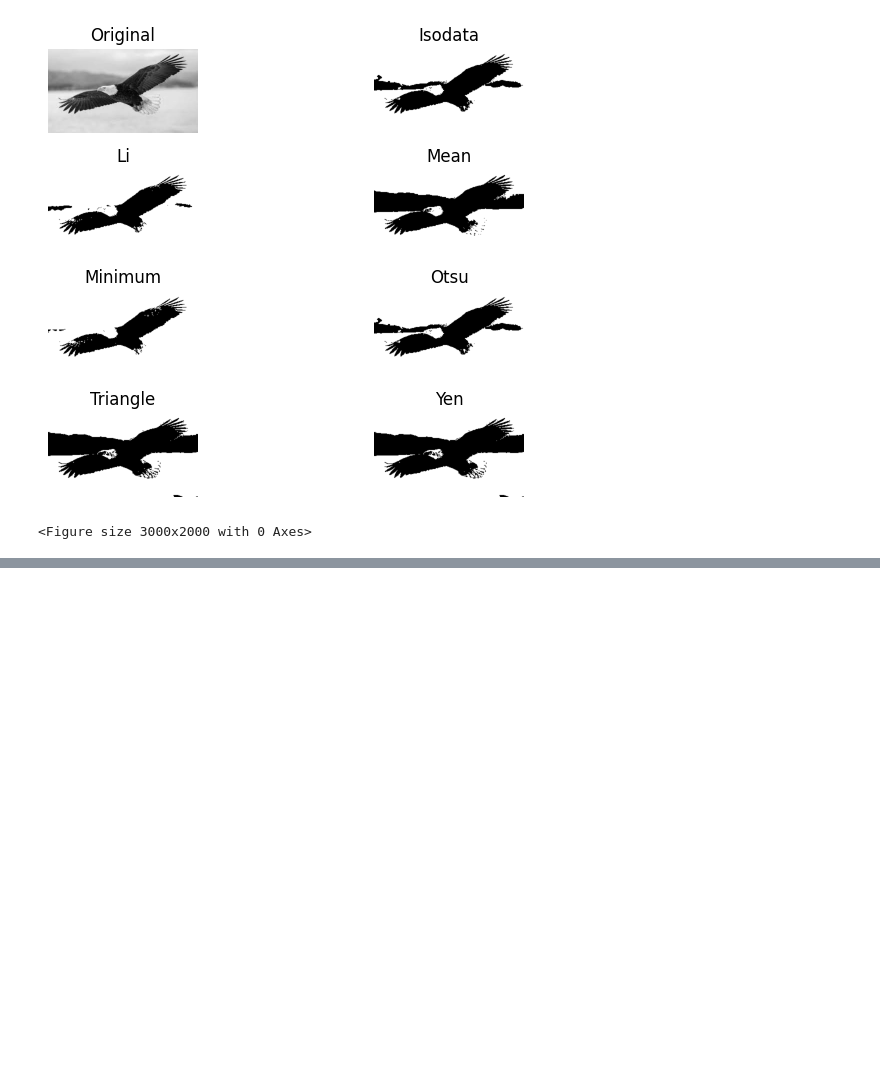
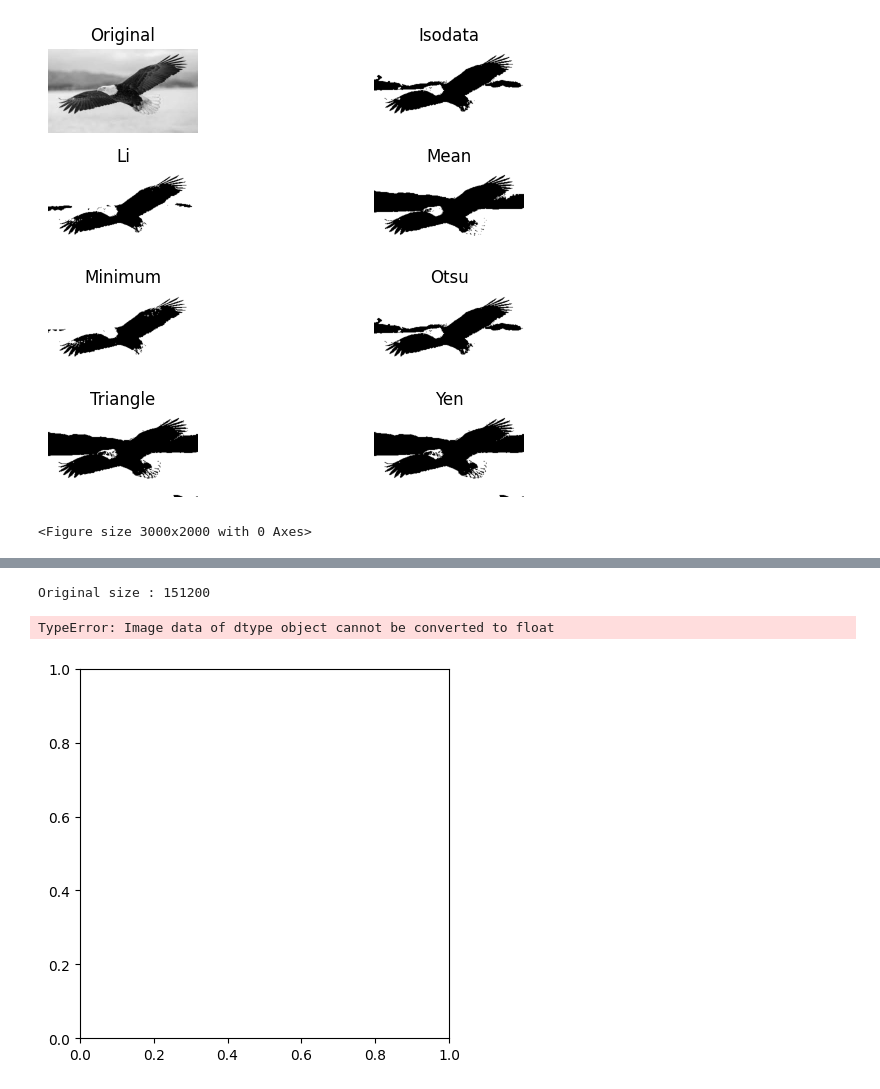
Before and after one commit to RiccardoDAndrea/Training, a Jupyter notebook: training.ipynb, the cells around one changed output, grey strips where cells are left out. Cells and saved outputs as stored; diff of their text form; code cells hidden in the pictures; blank space fills up the shorter version.

```diff
--- a/training.ipynb
+++ b/training.ipynb
@@ -282,0 +289,14 @@ plt.show()
+# %%
+from PIL import Image
+
+print(f"Original size : {img_eagle.size}")
+
+img_eagle_resized = img_eagle_gray.resize((400, 400))
+plt.imshow(img_eagle_resized, cmap='gray')
+plt.title('Global thresholding')
+plt.axis('off')
+plt.show()
+# %% [output]
+Original size : 151200
+TypeError: Image data of dtype object cannot be converted to float
+[figure, added]
```
Also changed, not shown: parts of 1 cell of this notebook, 6 other files.
